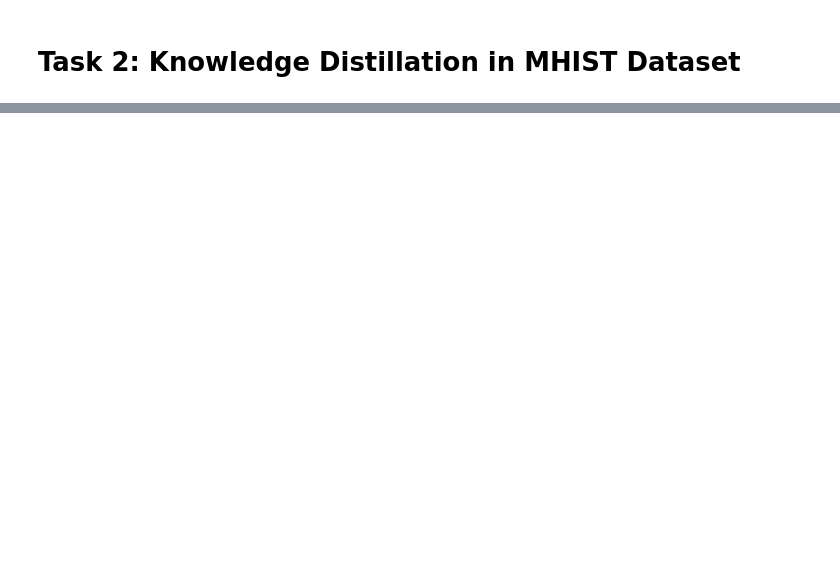
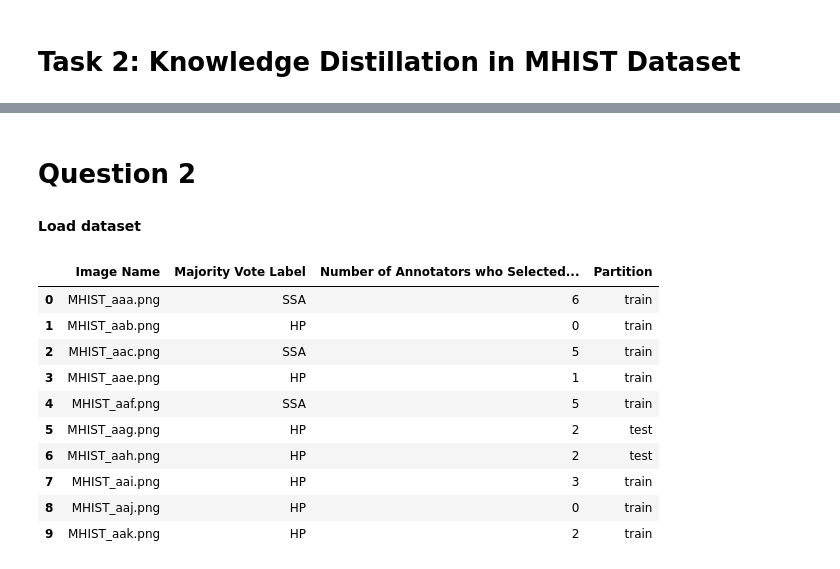
Before and after one commit to sunhuanhuan920/ECE1512_2023F_ProjectRepo_Zhenhuan_Sun, a Jupyter notebook: Project A/Task_2.ipynb, the cells around one changed output, grey strips where cells are left out. Drawn from its saved outputs; the diff is of its cells as text; code cells hidden in the pictures; blank space fills up the shorter version.

```diff
--- a/Project A/Task_2.ipynb
+++ b/Project A/Task_2.ipynb
@@ -18,0 +19,4 @@
+# %% [markdown]
+# Question 2
+# %% [markdown]
+**Load dataset**
@@ -18,0 +30,17 @@
+# %%
+import pandas as pd
+
+annotations = pd.read_csv('annotations.csv')
+annotations.head(10)
+# %% [output]
+|  | Image Name | Majority Vote Label | Number of Annotators who Selected... | Partition |
+| 0 | MHIST_aaa.png | SSA | 6 | train |
+| 1 | MHIST_aab.png | HP | 0 | train |
+| 2 | MHIST_aac.png | SSA | 5 | train |
+| 3 | MHIST_aae.png | HP | 1 | train |
+| 4 | MHIST_aaf.png | SSA | 5 | train |
+| 5 | MHIST_aag.png | HP | 2 | test |
+| 6 | MHIST_aah.png | HP | 2 | test |
+| 7 | MHIST_aai.png | HP | 3 | train |
+| 8 | MHIST_aaj.png | HP | 0 | train |
+| 9 | MHIST_aak.png | HP | 2 | train |
```
Also changed, not shown: parts of 9 cells of this notebook.
